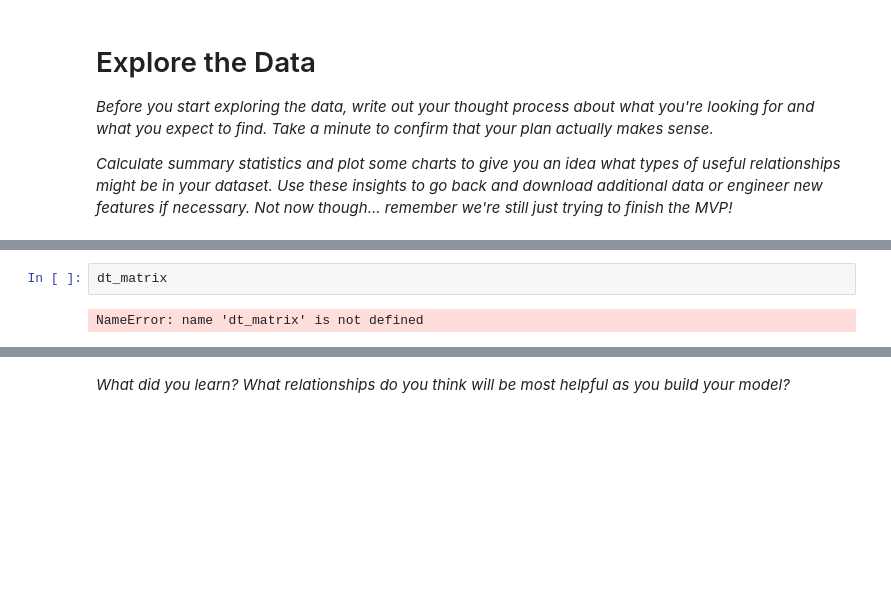
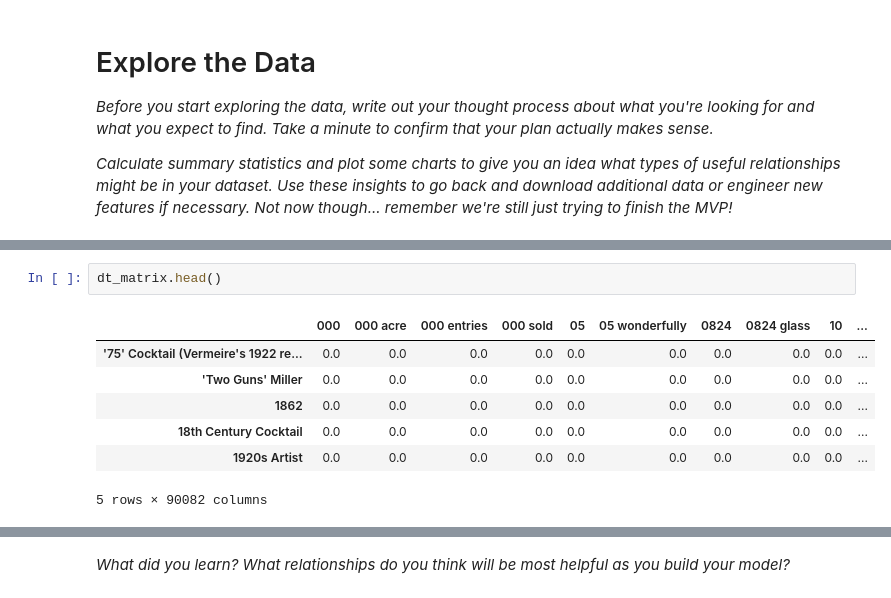
Before and after one commit to BotScutters/SpeakEasy-Cocktail-Generator, a Jupyter notebook: notebooks/mvp.ipynb, the cells around one changed output, grey strips where cells are left out. Cells and saved outputs as stored; diff of their text form; blank space fills up the shorter version.

```diff
--- a/notebooks/mvp.ipynb
+++ b/notebooks/mvp.ipynb
@@ -1744,4 +1912,10 @@ https://drizly.com/Pineapple_Mezcal_Smash/r-06bea4420783c148
 # %%
-dt_matrix
+dt_matrix.head()
 # %% [output]
+|  | 000 | 000 acre | 000 entries | 000 sold | 05 | 05 wonderfully | 0824 | 0824 glass | 10 | ... |
+| '75' Cocktail (Vermeire's 1922 re... | 0.0 | 0.0 | 0.0 | 0.0 | 0.0 | 0.0 | 0.0 | 0.0 | 0.0 | ... |
+| 'Two Guns' Miller | 0.0 | 0.0 | 0.0 | 0.0 | 0.0 | 0.0 | 0.0 | 0.0 | 0.0 | ... |
+| 1862 | 0.0 | 0.0 | 0.0 | 0.0 | 0.0 | 0.0 | 0.0 | 0.0 | 0.0 | ... |
+| 18th Century Cocktail | 0.0 | 0.0 | 0.0 | 0.0 | 0.0 | 0.0 | 0.0 | 0.0 | 0.0 | ... |
+| 1920s Artist | 0.0 | 0.0 | 0.0 | 0.0 | 0.0 | 0.0 | 0.0 | 0.0 | 0.0 | ... |
-NameError: name 'dt_matrix' is not defined
+5 rows × 90082 columns
```
Also changed, not shown: parts of 20 cells of this notebook.
